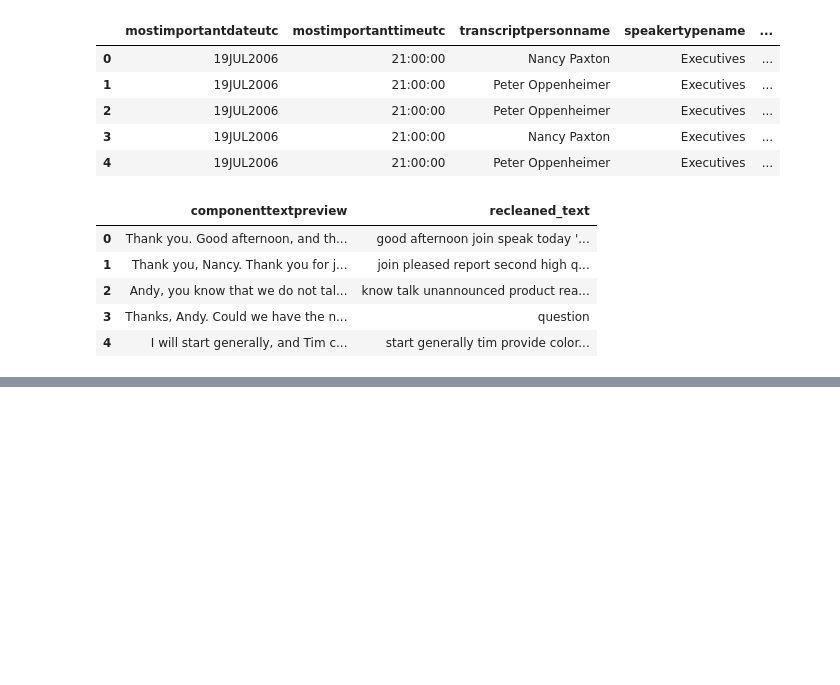
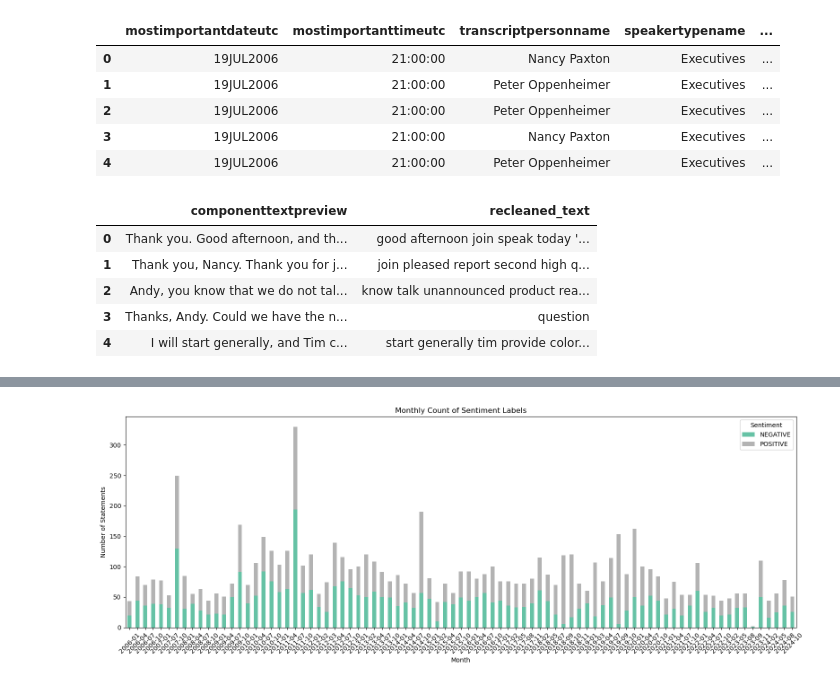
Before and after one commit to YifengQiu220/apple-sentiment-nlp, a Jupyter notebook: test1_2.23.ipynb, the cells around one changed output, grey strips where cells are left out. Saved outputs shown, nothing was run; the diff lists cells and outputs as text; code cells hidden in the pictures; blank space fills up the shorter version.

```diff
--- a/test1_2.23.ipynb
+++ b/test1_2.23.ipynb
@@ -401,0 +483,25 @@ executives_df_cleaned[["componenttextpreview", "recleaned_text"]].head()
+# %%
+import pandas as pd
+import matplotlib.pyplot as plt
+
+# Ensure date is in datetime format
+executives_df_cleaned["date"] = pd.to_datetime(executives_df_cleaned["mostimportantdateutc"])
+
+# Create a new column for the month
+executives_df_cleaned["month"] = executives_df_cleaned["date"].dt.to_period("M").astype(str)
+
+# Group by month and sentiment label, then count
+monthly_sentiment_counts = executives_df_cleaned.groupby(["month", "sentiment_label"]).size().unstack(fill_value=0)
+
+# Plot
+monthly_sentiment_counts.plot(kind="bar", stacked=True, figsize=(16, 6), colormap="Set2")
+
+plt.title("Monthly Count of Sentiment Labels")
+plt.xlabel("Month")
+plt.ylabel("Number of Statements")
+plt.xticks(rotation=45)
+plt.legend(title="Sentiment")
+plt.tight_layout()
+plt.show()
+# %% [output]
+[figure, added]
```
Also changed, not shown: parts of 7 cells of this notebook, 1 other file.
